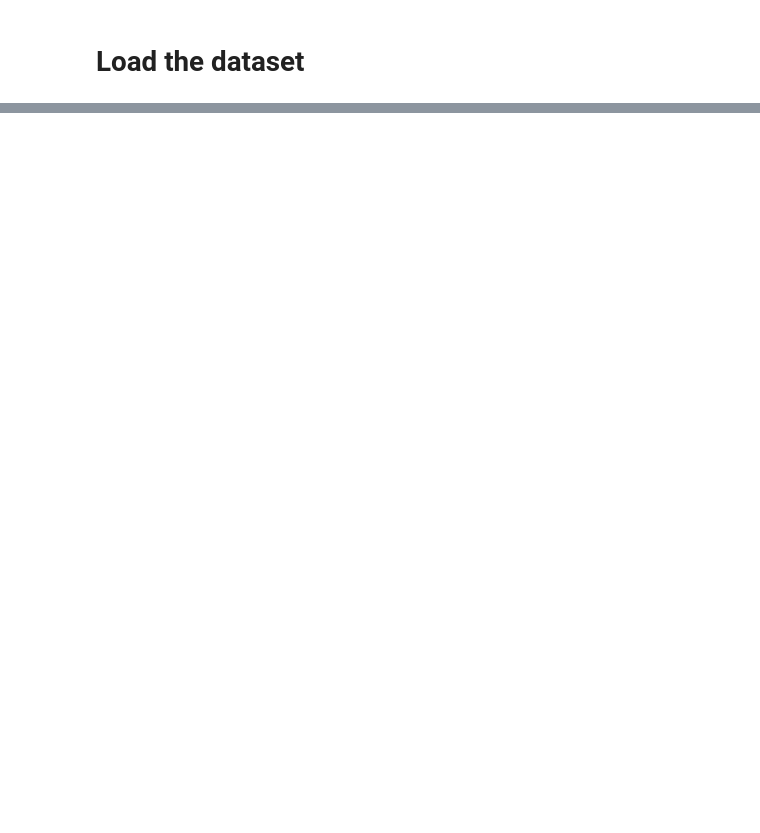
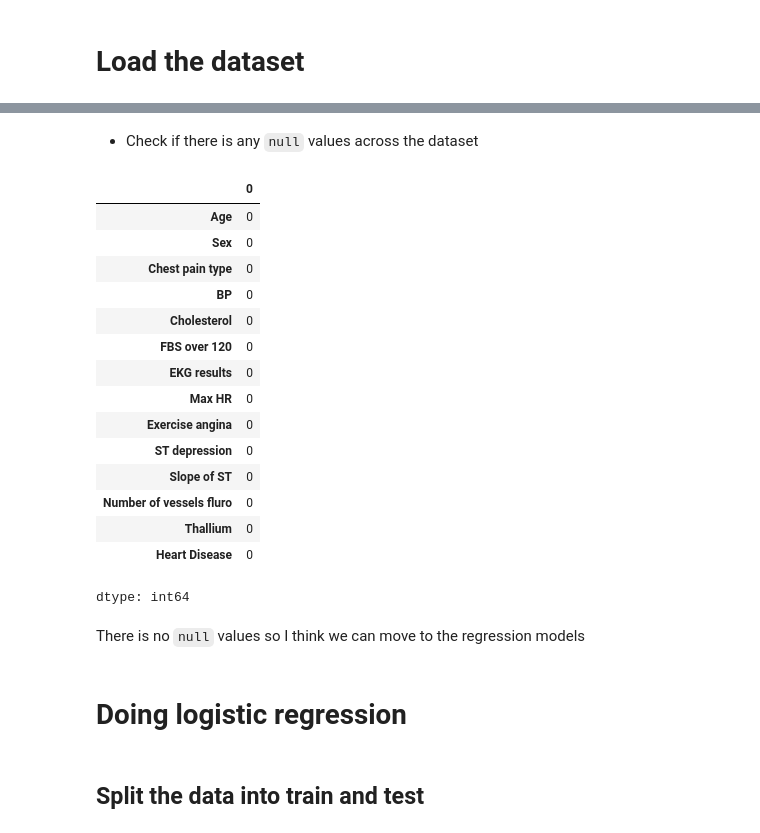
Before and after one commit to nguyentkfsc0086/heart-diesease-classification, a Jupyter notebook: Nguyen_script.ipynb, the cells around one changed output, grey strips where cells are left out. Drawn from its saved outputs; the diff is of its cells as text; code cells hidden in the pictures; blank space fills up the shorter version.

```diff
--- a/Nguyen_script.ipynb
+++ b/Nguyen_script.ipynb
@@ -69,0 +45,28 @@ WARNING:absl:WARNING: The JSON-LD `@context` is not standard. Refer to the offic
+# %% [markdown]
+- Check if there is any `null` values across the dataset
+# %%
+# check if there is any null values across the dataset
+df.isna().sum()
+# %% [output]
+|  | 0 |
+| Age | 0 |
+| Sex | 0 |
+| Chest pain type | 0 |
+| BP | 0 |
+| Cholesterol | 0 |
+| FBS over 120 | 0 |
+| EKG results | 0 |
+| Max HR | 0 |
+| Exercise angina | 0 |
+| ST depression | 0 |
+| Slope of ST | 0 |
+| Number of vessels fluro | 0 |
+| Thallium | 0 |
+| Heart Disease | 0 |
+dtype: int64
+# %% [markdown]
+There is no `null` values so I think we can move to the regression models
+# %% [markdown]
+# Doing logistic regression
+# %% [markdown]
+## Split the data into train and test
```
Also changed, not shown: parts of 15 cells of this notebook.
